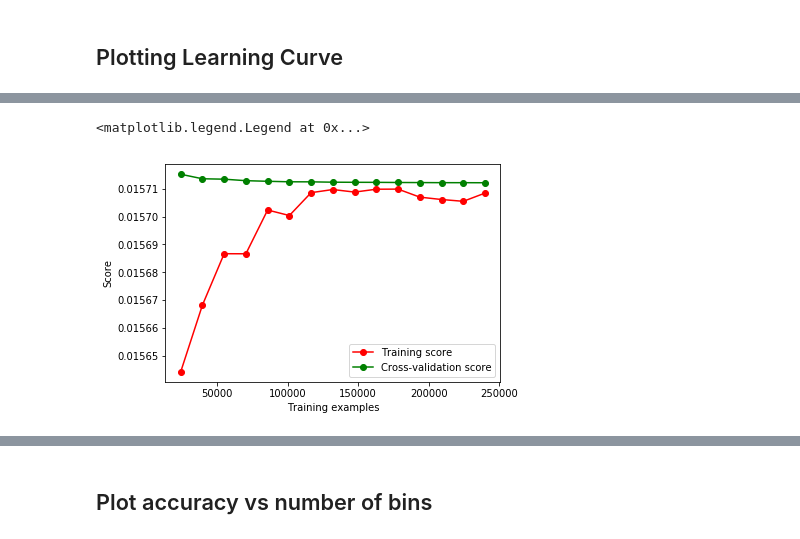
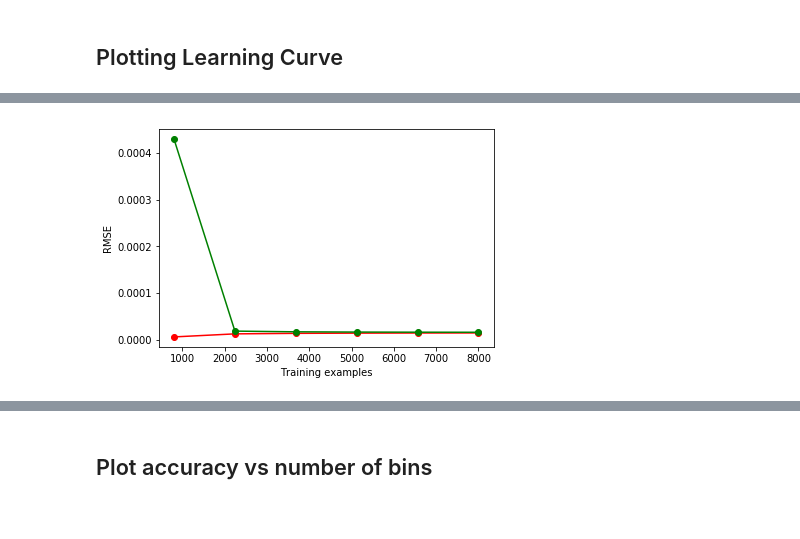
Before and after one commit to miarobin/Level4Project, a Jupyter notebook: KBins.ipynb, the cells around one changed output, grey strips where cells are left out. Drawn from its saved outputs; the diff is of its cells as text; code cells hidden in the pictures.

```diff
--- a/KBins.ipynb
+++ b/KBins.ipynb
@@ -22,2 +76,6 @@ mom_train_raw = np.array([np.array(element) for element in mom_train_raw])
+# %%
+##Obtain & process data NPY
+me_train, mom_train = data_preprocessing('LO_3_MG/3Jet_3000000.npy', 'LO_3_0.01_NJet/PS3_0.01_3000000.npy', frac=1)
+me_test, mom_test = data_preprocessing('LO_3_MG/3Jet_500000.npy', 'LO_3_0.01_NJet/PS3_0.01_500000.npy', frac=1)
 # %% [markdown]
 Adding some extra features
@@ -44,19 +82,10 @@ s_23te = m_prod_arr(p_23te, p_23te)
 # %% [markdown]
 ## Single Test
 # %%
-##Reformat Momentum
-mom_train = np.array([np.ndarray.flatten(np.array(element)[2:]) for element in mom_train_raw])
-mom_test = np.array([np.ndarray.flatten(np.array(element)[2:]) for element in mom_test_raw])
-
-##Reformat Matrix Element
-me_train = np.multiply(np.multiply(me_train_raw, s_13tr), s_23tr)/(s_12tr+s_13tr+s_23tr)
-me_test = np.multiply(np.multiply(me_test_raw, s_13te), s_23te)/(s_12te+s_13te+s_23te)
-
-
 ##Data transformation
 pipeline = Pipeline([
     ('scaler', StandardScaler()), #Rescale Data.
-    ('kbins', KBinsDiscretizer(n_bins=1200)) #Checking convergence as bins.
+    ('kbins', KBinsDiscretizer(n_bins=1000)) #Checking convergence as bins.
 ])
 
 mom_train = pipeline.fit_transform(mom_train) #Rescale on training set
@@ -89,6 +118,6 @@ train = split.split(mom_train, pd.cut(me_train, bins = 200)) #But are we testing
 
 train_sizes, train_scores, test_scores = learning_curve(
         linreg, mom_train, me_train, scoring='neg_mean_squared_error',
-        cv=5, shuffle=True, train_sizes=np.linspace(0.01, 0.1, 15),
+        cv=5, shuffle=True, train_sizes=np.linspace(0.01, 0.1, 6),
         n_jobs=1, verbose=1)
 # %% [output]
@@ -99,19 +127,18 @@ train_sizes, train_scores, test_scores = learning_curve(
 # %%
 pyplot.figure()
 
 train_scores_mean = np.sqrt(-np.mean(train_scores, axis=1))
 test_scores_mean = np.sqrt(-np.mean(test_scores, axis=1))
 
 pyplot.xlabel("Training examples")
-pyplot.ylabel("Score")
+pyplot.ylabel("RMSE")
 pyplot.plot(train_sizes, train_scores_mean, 'o-', color="r",
              label="Training score")
 pyplot.plot(train_sizes, test_scores_mean, 'o-', color="g",
-             label="Cross-validation score")
-
-pyplot.legend(loc="best")
+             label="Test score")
+pyplot.savefig('LearningCurveKBins')
+#pyplot.legend(loc="best")
 # %% [output]
-<matplotlib.legend.Legend at 0x...>
-[figure, old version]
+[figure, new version]
 # %%
 np.std(me_test)
```
Also changed, not shown: parts of 14 cells of this notebook, 6 other files.
